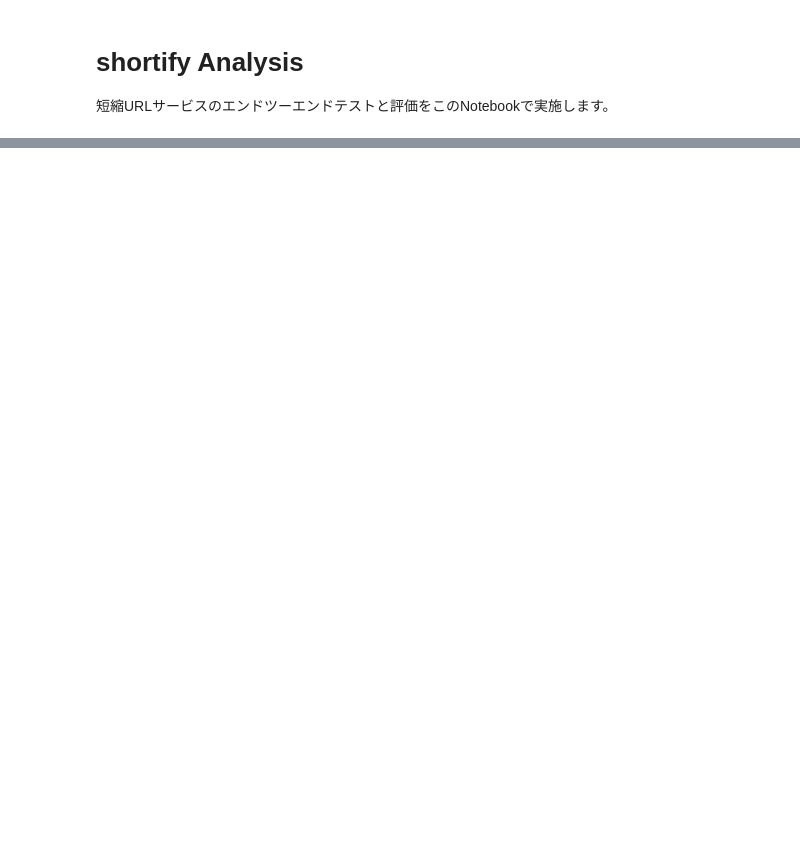
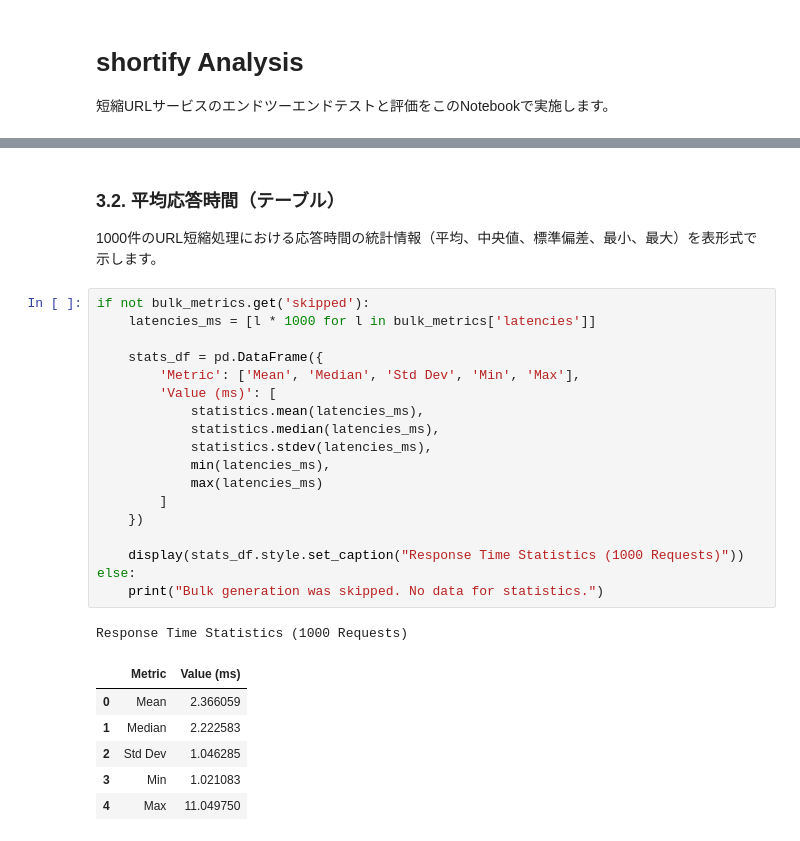
Before and after one commit to sugiyama404/practice_infra_arch, a Jupyter notebook: shortify/analysis.ipynb, the cells around one changed output, grey strips where cells are left out. Saved outputs shown, nothing was run; the diff lists cells and outputs as text; blank space fills up the shorter version.

```diff
--- a/shortify/analysis.ipynb
+++ b/shortify/analysis.ipynb
@@ -87,0 +490,29 @@ for _ in range(5):
+# %% [markdown]
+### 3.2. 平均応答時間（テーブル）
+1000件のURL短縮処理における応答時間の統計情報（平均、中央値、標準偏差、最小、最大）を表形式で示します。
+# %%
+if not bulk_metrics.get('skipped'):
+    latencies_ms = [l * 1000 for l in bulk_metrics['latencies']]
+
+    stats_df = pd.DataFrame({
+        'Metric': ['Mean', 'Median', 'Std Dev', 'Min', 'Max'],
+        'Value (ms)': [
+            statistics.mean(latencies_ms),
+            statistics.median(latencies_ms),
+            statistics.stdev(latencies_ms),
+            min(latencies_ms),
+            max(latencies_ms)
+        ]
+    })
+
+    display(stats_df.style.set_caption("Response Time Statistics (1000 Requests)"))
+else:
+    print("Bulk generation was skipped. No data for statistics.")
+# %% [output]
+Response Time Statistics (1000 Requests)
+|  | Metric | Value (ms) |
+| 0 | Mean | 2.366059 |
+| 1 | Median | 2.222583 |
+| 2 | Std Dev | 1.046285 |
+| 3 | Min | 1.021083 |
+| 4 | Max | 11.049750 |
```
Also changed, not shown: parts of 34 cells of this notebook, 2 other files.
